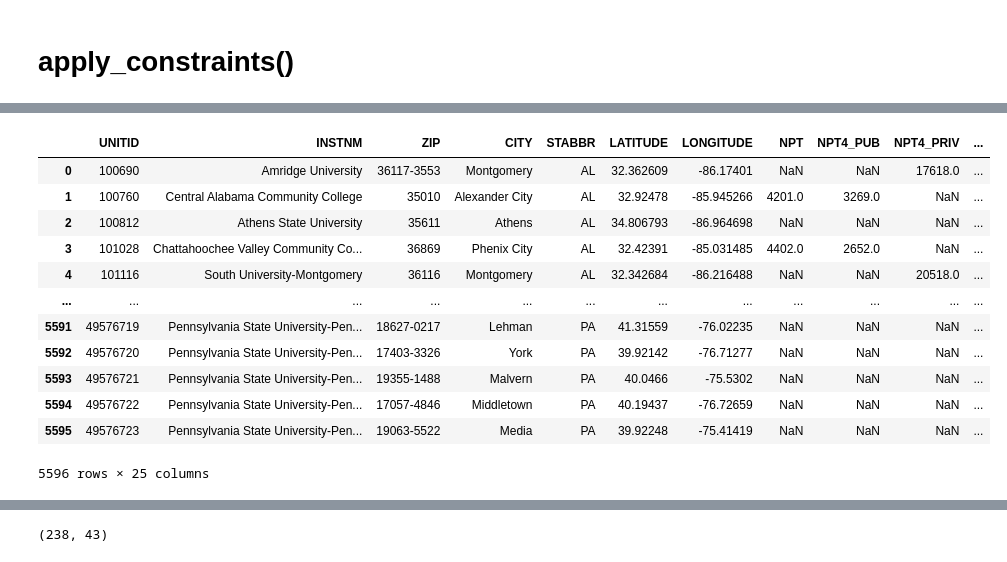
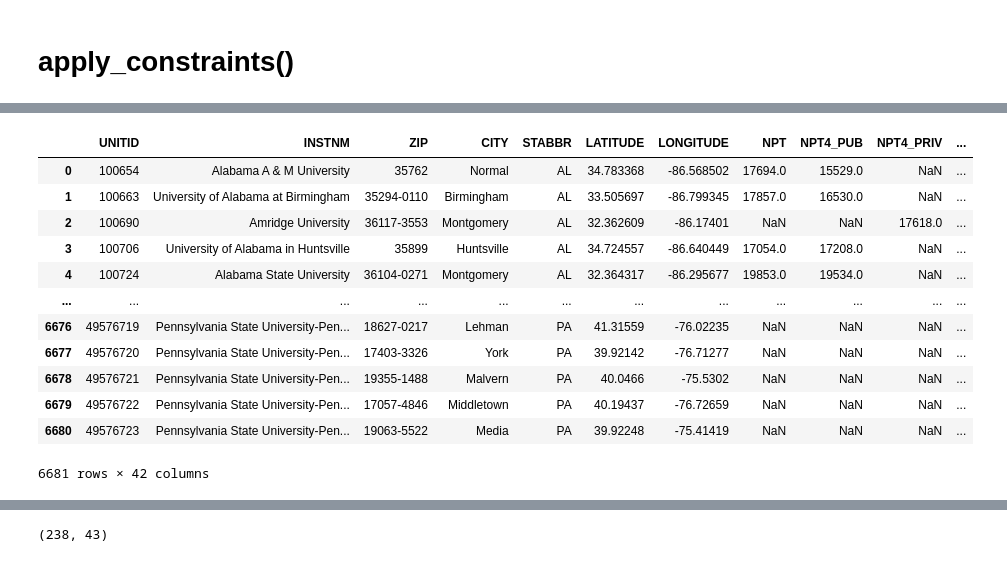
Before and after one commit to MaikKalil/CSE6242Project, a Jupyter notebook: Ranking Algorithm.ipynb, the cells around one changed output, grey strips where cells are left out. Cells and saved outputs as stored; diff of their text form; code cells hidden in the pictures.

Commit message:
apply_constraints() function complete; generates base table for filtering and normalization for ranking algo

```diff
--- a/Ranking Algorithm.ipynb
+++ b/Ranking Algorithm.ipynb
@@ -49,8 +49,11 @@ class DatabaseHandler:
                                             cast(MD_EARN_WNE_P10 as int) MD_EARN_WNE_P10,
                                             cast(SATMT25 as int) SATMT25, cast(SATMT75 as int) SATMT75, cast(SATVR25 as int) SATVR25,
                                             cast(SATVR75 as int) SATVR75, cast(ACTCM25 as int) ACTCM25, cast(ACTCM75 as int) ACTCM75,
-                                            ADM_RATE, C150_4, C150_L4, UGDS, CONTROL, LOCALE, RELAFFIL,
-                                            HBCU, PBI, ANNHI, TRIBAL, AANAPII, HSI, NANTI, MENONLY, WOMENONLY
+                                            ADM_RATE, C150_4, C150_L4, cast(UGDS as int) UGDS,
+                                            case when CONTROL=1 then 'Public' when CONTROL=2 then 'Private Nonprofit' else 'Private For-Profit' end CONTROL,
+                                            case when LOCALE like '1%' then 'City' when LOCALE like '2%' then 'Suburban' when LOCALE like '3%' then 'Town' else 'Rural' end LOCALE,
+                                            cast(RELAFFIL as int) RELAFFIL, cast(HBCU as int) HBCU, cast(PBI as int) PBI, cast(ANNHI as int) ANNHI, cast(TRIBAL as int) TRIBAL,
+                                            cast(AANAPII as int) AANAPII, cast(HSI as int) HSI, cast(NANTI as int) NANTI, cast(MENONLY as int) MENONLY, cast(WOMENONLY as int) WOMENONLY
                                      FROM inst""", conn)
         elif name == 'field':
             with sqlite3.connect(db_path) as conn:
@@ -214,11 +177,11 @@ list(sample1.keys())
  'missions',
  'religs']
 # %%
-data = sample5
+data = sample3
 # %%
 def determine_constraint_type(data_dict):
-    hard_list = ['degree','sat_math','sat_cr','act','states'] #these features are always hard
-    soft_list = ['input_zip','field','cost','salary','ar','gr','sizes','types','urban','missions','religs'] #these features can be hard if user sets them at 10. Need to check
+    hard_list = ['degree','states'] #these features are always hard
+    soft_list = ['sat_math','sat_cr','act','input_zip','field','cost','salary','ar','gr','sizes','types','urban','missions','religs'] #these features can be hard if user sets them at 10. Need to check
     full_list = ['degree','sat_math','sat_cr','act','states','input_zip','field','cost','salary','ar','gr','sizes','types','urban','missions','religs']
     # Create empty list to store features to be removed from soft_list
     to_remove = []
@@ -544,19 +520,19 @@ test.shape
 # %%
-sqldf("SELECT * FROM test WHERE sat_math =0 and SATMT25 is null")
+test
 # %% [output]
 |  | UNITID | INSTNM | ZIP | CITY | STABBR | LATITUDE | LONGITUDE | NPT | NPT4_PUB | NPT4_PRIV | ... |
-| 0 | 100690 | Amridge University | 36117-3553 | Montgomery | AL | 32.362609 | -86.17401 | NaN | NaN | 17618.0 | ... |
-| 1 | 100760 | Central Alabama Community College | 35010 | Alexander City | AL | 32.92478 | -85.945266 | 4201.0 | 3269.0 | NaN | ... |
-| 2 | 100812 | Athens State University | 35611 | Athens | AL | 34.806793 | -86.964698 | NaN | NaN | NaN | ... |
-| 3 | 101028 | Chattahoochee Valley Community Co... | 36869 | Phenix City | AL | 32.42391 | -85.031485 | 4402.0 | 2652.0 | NaN | ... |
-| 4 | 101116 | South University-Montgomery | 36116 | Montgomery | AL | 32.342684 | -86.216488 | NaN | NaN | 20518.0 | ... |
+| 0 | 100654 | Alabama A & M University | 35762 | Normal | AL | 34.783368 | -86.568502 | 17694.0 | 15529.0 | NaN | ... |
+| 1 | 100663 | University of Alabama at Birmingham | 35294-0110 | Birmingham | AL | 33.505697 | -86.799345 | 17857.0 | 16530.0 | NaN | ... |
+| 2 | 100690 | Amridge University | 36117-3553 | Montgomery | AL | 32.362609 | -86.17401 | NaN | NaN | 17618.0 | ... |
+| 3 | 100706 | University of Alabama in Huntsville | 35899 | Huntsville | AL | 34.724557 | -86.640449 | 17054.0 | 17208.0 | NaN | ... |
+| 4 | 100724 | Alabama State University | 36104-0271 | Montgomery | AL | 32.364317 | -86.295677 | 19853.0 | 19534.0 | NaN | ... |
 | ... | ... | ... | ... | ... | ... | ... | ... | ... | ... | ... | ... |
-| 5591 | 49576719 | Pennsylvania State University-Pen... | 18627-0217 | Lehman | PA | 41.31559 | -76.02235 | NaN | NaN | NaN | ... |
-| 5592 | 49576720 | Pennsylvania State University-Pen... | 17403-3326 | York | PA | 39.92142 | -76.71277 | NaN | NaN | NaN | ... |
-| 5593 | 49576721 | Pennsylvania State University-Pen... | 19355-1488 | Malvern | PA | 40.0466 | -75.5302 | NaN | NaN | NaN | ... |
-| 5594 | 49576722 | Pennsylvania State University-Pen... | 17057-4846 | Middletown | PA | 40.19437 | -76.72659 | NaN | NaN | NaN | ... |
-| 5595 | 49576723 | Pennsylvania State University-Pen... | 19063-5522 | Media | PA | 39.92248 | -75.41419 | NaN | NaN | NaN | ... |
+| 6676 | 49576719 | Pennsylvania State University-Pen... | 18627-0217 | Lehman | PA | 41.31559 | -76.02235 | NaN | NaN | NaN | ... |
+| 6677 | 49576720 | Pennsylvania State University-Pen... | 17403-3326 | York | PA | 39.92142 | -76.71277 | NaN | NaN | NaN | ... |
+| 6678 | 49576721 | Pennsylvania State University-Pen... | 19355-1488 | Malvern | PA | 40.0466 | -75.5302 | NaN | NaN | NaN | ... |
+| 6679 | 49576722 | Pennsylvania State University-Pen... | 17057-4846 | Middletown | PA | 40.19437 | -76.72659 | NaN | NaN | NaN | ... |
+| 6680 | 49576723 | Pennsylvania State University-Pen... | 19063-5522 | Media | PA | 39.92248 | -75.41419 | NaN | NaN | NaN | ... |
-5596 rows × 25 columns
+6681 rows × 42 columns
 # %%
 test
 # %% [output]
```
Also changed, not shown: parts of 13 cells of this notebook.
